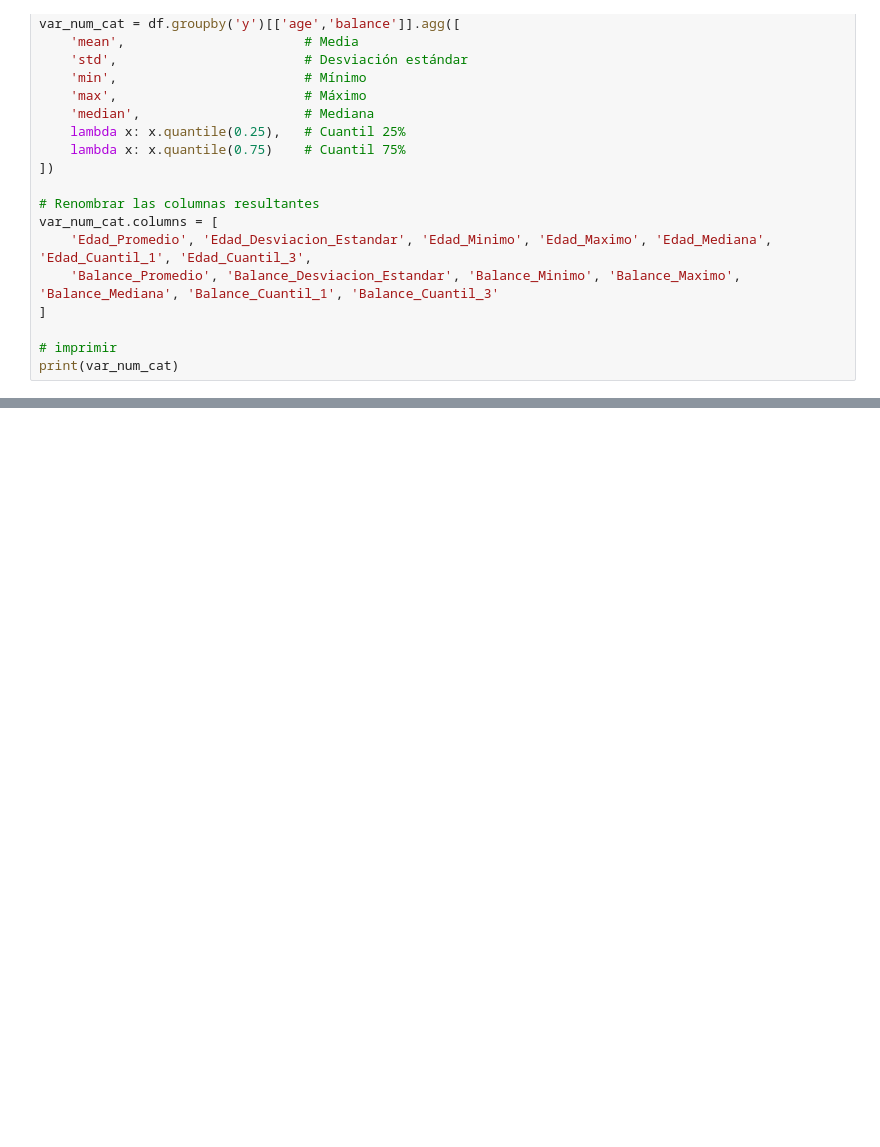
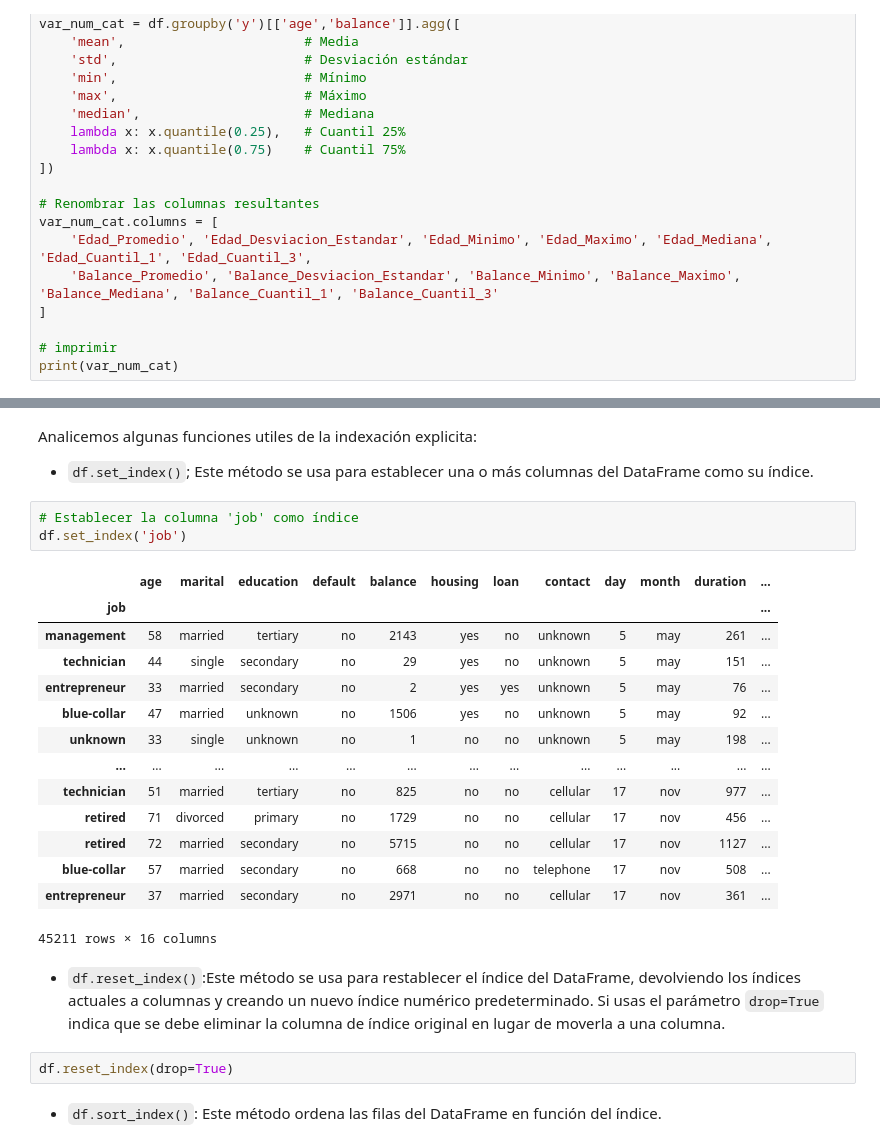
Before and after one commit to cdeoroaguado/jbook_ml202430, a Jupyter notebook: _sources/modulo_2.ipynb, the cells around one changed output, grey strips where cells are left out. Drawn from its saved outputs; the diff is of its cells as text; blank space fills up the shorter version.

```diff
--- a/_sources/modulo_2.ipynb
+++ b/_sources/modulo_2.ipynb
@@ -1467,0 +1548,28 @@ print(var_num_cat)
+# %% [markdown]
+Analicemos algunas funciones utiles de la indexación explicita:
+
+* `df.set_index()`; Este método se usa para establecer una o más columnas del DataFrame como su índice.
+# %%
+# Establecer la columna 'job' como índice
+df.set_index('job')
+# %% [output]
+|  | age | marital | education | default | balance | housing | loan | contact | day | month | duration | ... |
+| job |  |  |  |  |  |  |  |  |  |  |  | ... |
+| management | 58 | married | tertiary | no | 2143 | yes | no | unknown | 5 | may | 261 | ... |
+| technician | 44 | single | secondary | no | 29 | yes | no | unknown | 5 | may | 151 | ... |
+| entrepreneur | 33 | married | secondary | no | 2 | yes | yes | unknown | 5 | may | 76 | ... |
+| blue-collar | 47 | married | unknown | no | 1506 | yes | no | unknown | 5 | may | 92 | ... |
+| unknown | 33 | single | unknown | no | 1 | no | no | unknown | 5 | may | 198 | ... |
+| ... | ... | ... | ... | ... | ... | ... | ... | ... | ... | ... | ... | ... |
+| technician | 51 | married | tertiary | no | 825 | no | no | cellular | 17 | nov | 977 | ... |
+| retired | 71 | divorced | primary | no | 1729 | no | no | cellular | 17 | nov | 456 | ... |
+| retired | 72 | married | secondary | no | 5715 | no | no | cellular | 17 | nov | 1127 | ... |
+| blue-collar | 57 | married | secondary | no | 668 | no | no | telephone | 17 | nov | 508 | ... |
+| entrepreneur | 37 | married | secondary | no | 2971 | no | no | cellular | 17 | nov | 361 | ... |
+45211 rows × 16 columns
+# %% [markdown]
+* `df.reset_index()`:Este método se usa para restablecer el índice del DataFrame, devolviendo los índices actuales a columnas y creando un nuevo índice numérico predeterminado. Si usas el parámetro `drop=True` indica que se debe eliminar la columna de índice original en lugar de moverla a una columna.
+# %%
+df.reset_index(drop=True)
+# %% [markdown]
+* `df.sort_index()`: Este método ordena las filas del DataFrame en función del índice.
```
Also changed, not shown: parts of 16 cells of this notebook, 4 other files.
